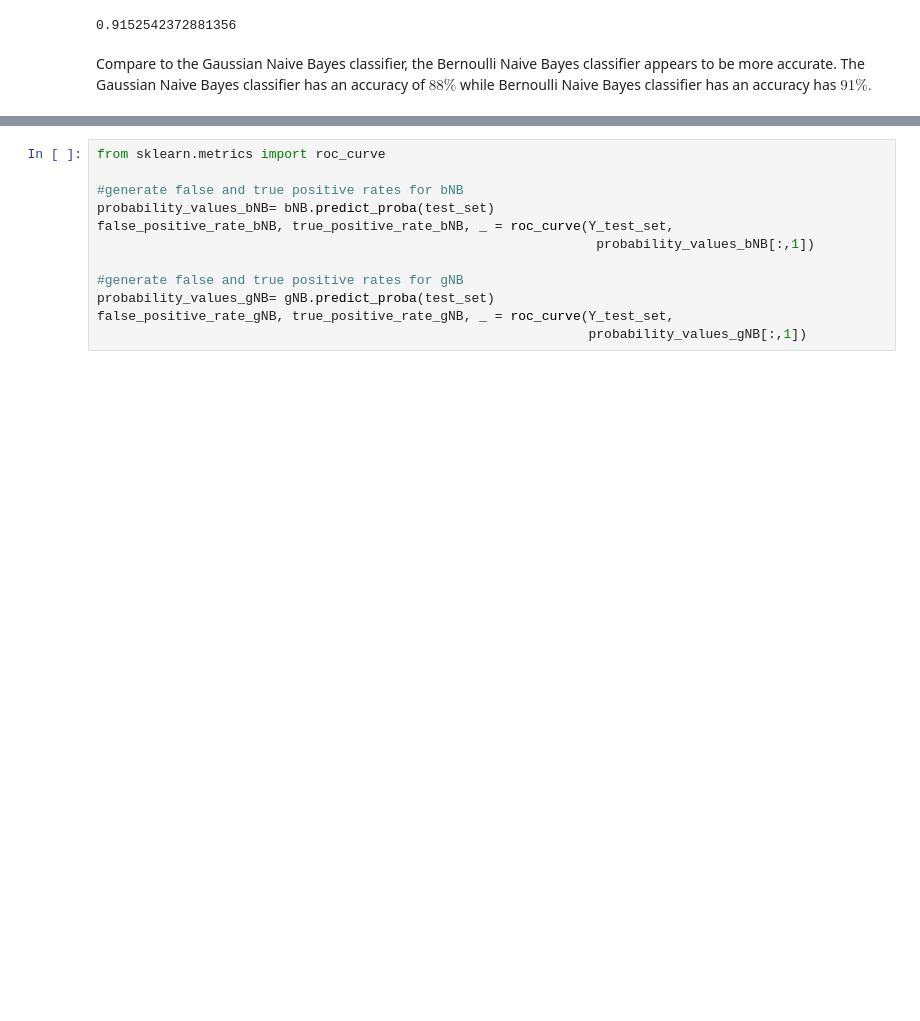
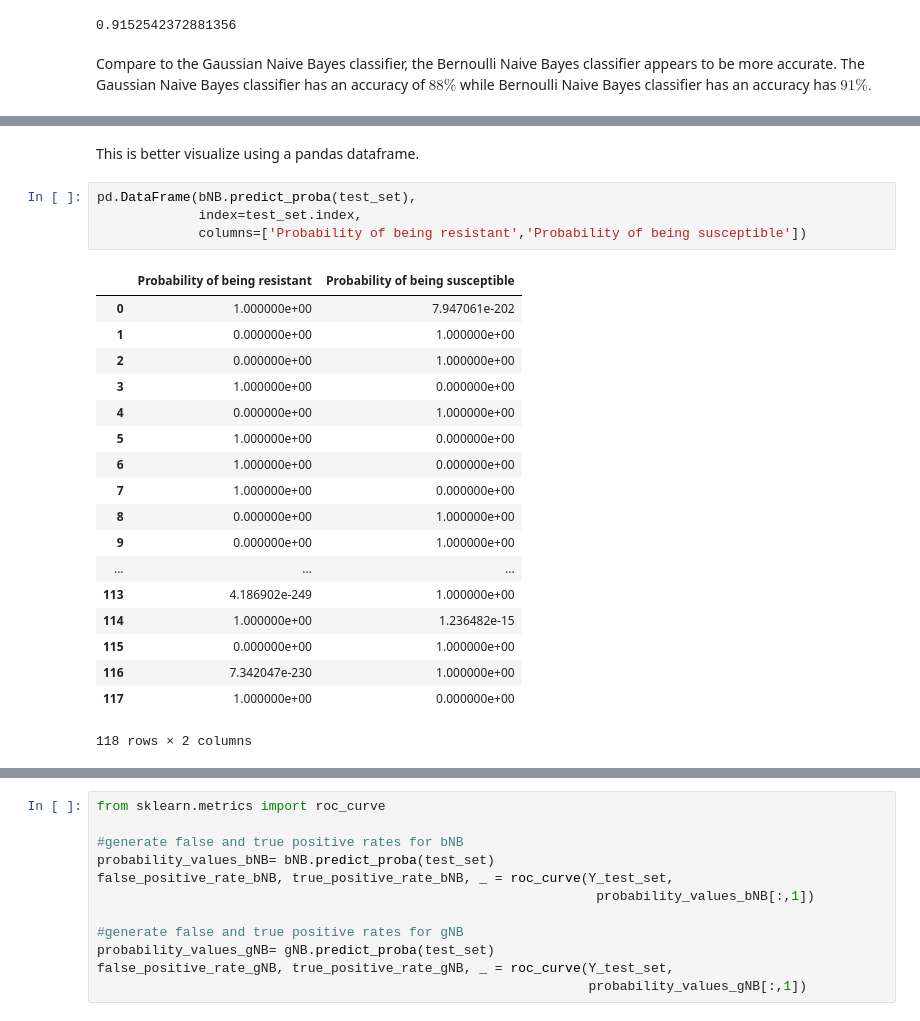
Before and after one commit to aarcher07/Predictive-Modeling-with-scikit-learn, a Jupyter notebook: 04_Model_Improvement_ScikitLearn_with_Naive_Bayes_Classifier.ipynb, the cells around one changed output, grey strips where cells are left out. Saved outputs shown, nothing was run; the diff lists cells and outputs as text; blank space fills up the shorter version.

```diff
--- a/04_Model_Improvement_ScikitLearn_with_Naive_Bayes_Classifier.ipynb
+++ b/04_Model_Improvement_ScikitLearn_with_Naive_Bayes_Classifier.ipynb
@@ -182 +230,26 @@ Compare to the Gaussian Naive Bayes classifier, the Bernoulli Naive Bayes classi
+# %% [markdown]
+This is better visualize using a pandas dataframe.
+# %%
+pd.DataFrame(bNB.predict_proba(test_set),
+             index=test_set.index,
+             columns=['Probability of being resistant','Probability of being susceptible'])
+# %% [output]
+|  | Probability of being resistant | Probability of being susceptible |
+| 0 | 1.000000e+00 | 7.947061e-202 |
+| 1 | 0.000000e+00 | 1.000000e+00 |
+| 2 | 0.000000e+00 | 1.000000e+00 |
+| 3 | 1.000000e+00 | 0.000000e+00 |
+| 4 | 0.000000e+00 | 1.000000e+00 |
+| 5 | 1.000000e+00 | 0.000000e+00 |
+| 6 | 1.000000e+00 | 0.000000e+00 |
+| 7 | 1.000000e+00 | 0.000000e+00 |
+| 8 | 0.000000e+00 | 1.000000e+00 |
+| 9 | 0.000000e+00 | 1.000000e+00 |
+| ... | ... | ... |
+| 113 | 4.186902e-249 | 1.000000e+00 |
+| 114 | 1.000000e+00 | 1.236482e-15 |
+| 115 | 0.000000e+00 | 1.000000e+00 |
+| 116 | 7.342047e-230 | 1.000000e+00 |
+| 117 | 1.000000e+00 | 0.000000e+00 |
+118 rows × 2 columns
 # %% [markdown]
```
Also changed, not shown: parts of 31 cells of this notebook, 3 other files.
